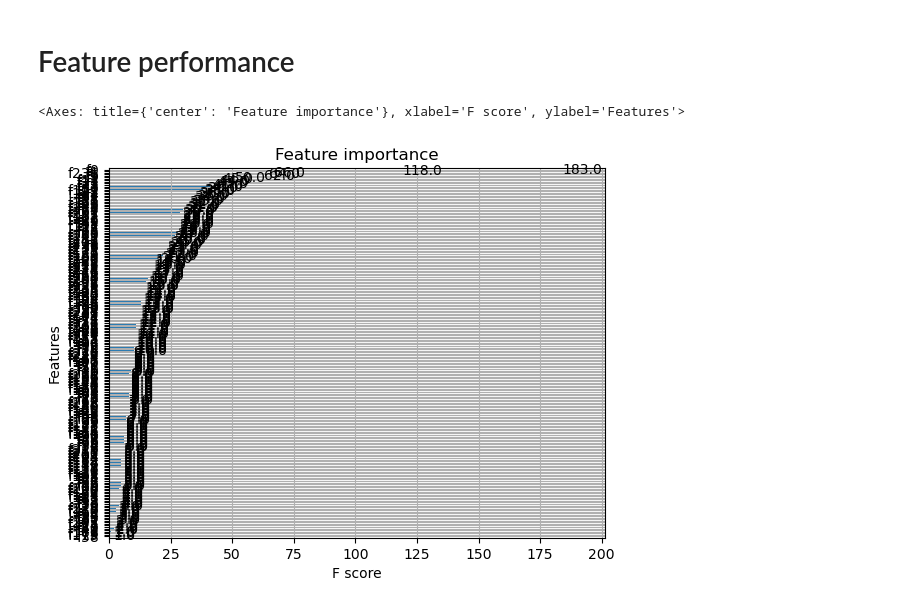
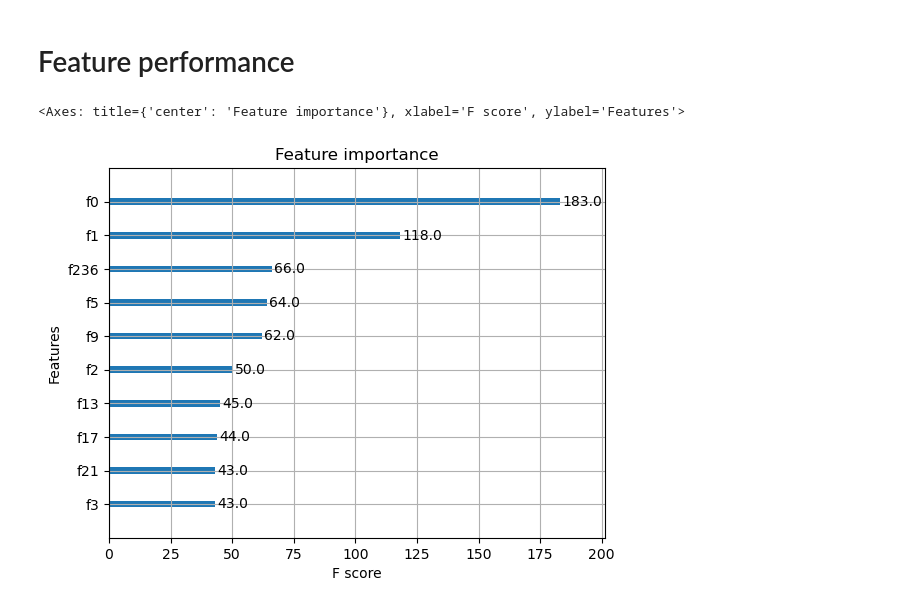
Before and after one commit to Ahmed-haji/ThesisProject, a Jupyter notebook: Jupyterlab/FeaturePerf.ipynb, the cells around one changed output. Drawn from its saved outputs; the diff is of its cells as text; code cells hidden in the pictures.

```diff
--- a/Jupyterlab/FeaturePerf.ipynb
+++ b/Jupyterlab/FeaturePerf.ipynb
@@ -55,8 +55,8 @@ def modelandeval(model, X_train, X_test, y_train, y_test):
 model = xgb.XGBRegressor(objective ='reg:squarederror',n_estimators=1000)
 history = model.fit(X_train, y_train)
 # %%
-#s ee feature importance
-xgb.plot_importance(model)
+#plot top 10 features
+xgb.plot_importance(model, max_num_features=10)
 # %% [output]
 <Axes: title={'center': 'Feature importance'}, xlabel='F score', ylabel='Features'>
-[figure, old version]
+[figure, new version]
```
Also changed, not shown: parts of 2 cells of this notebook.
